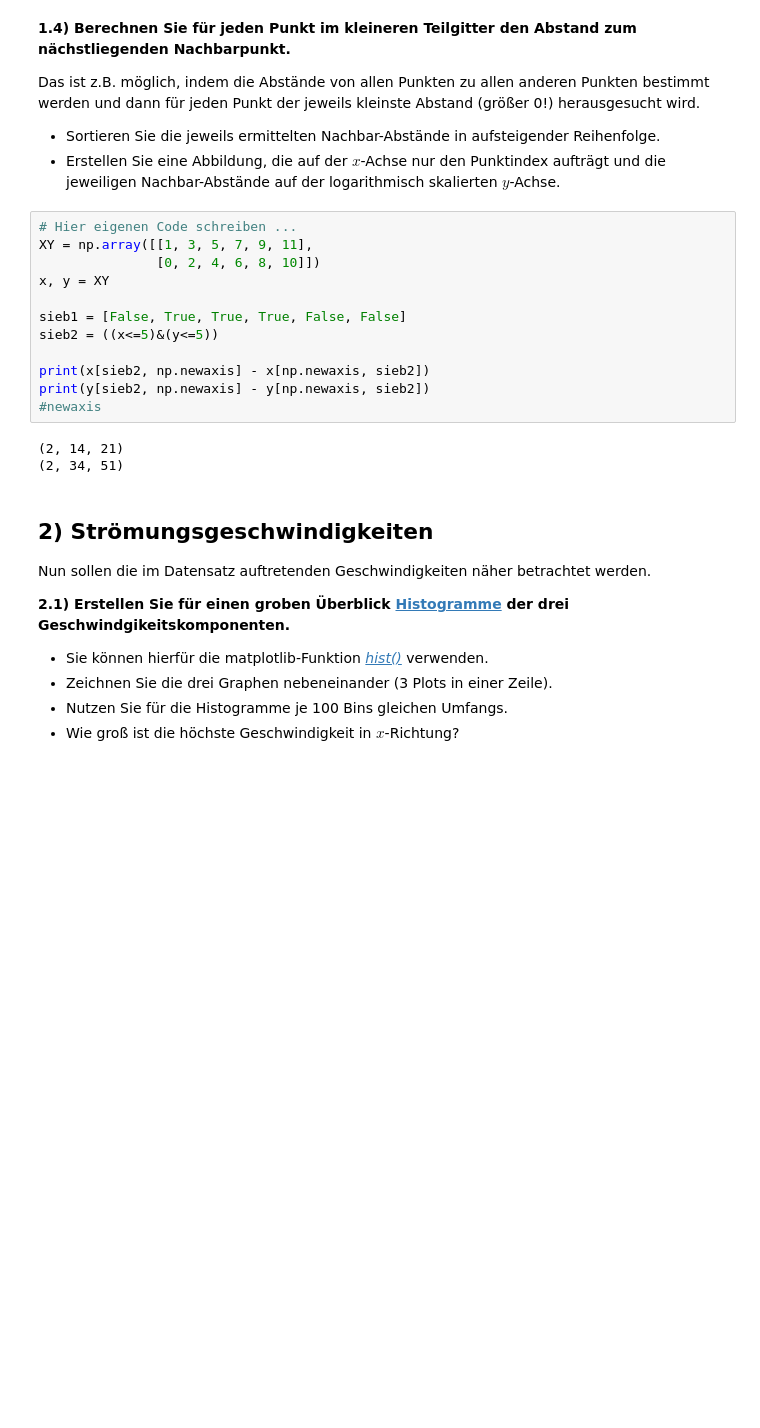
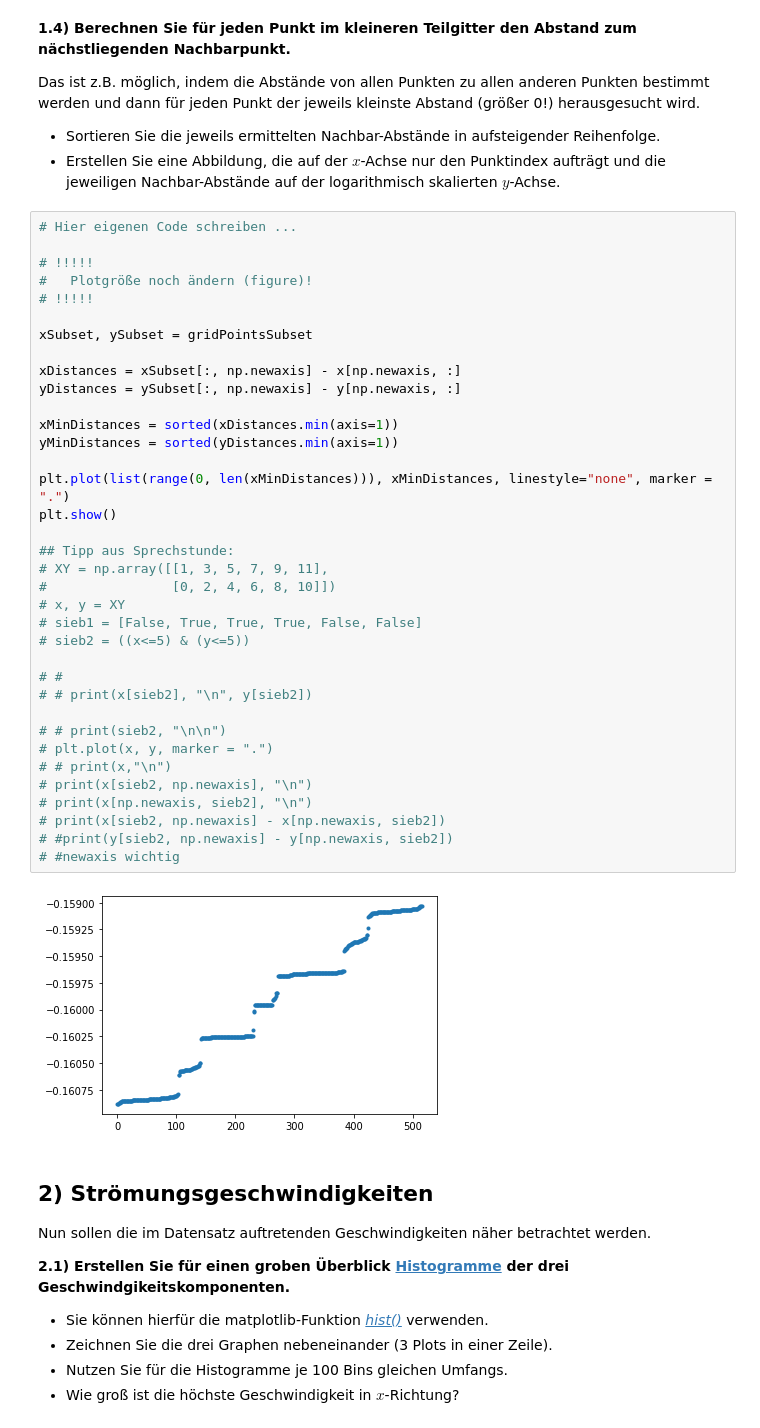
Before and after one commit to JuliusGoelz/Python_fuer_Ingenieure, a Jupyter notebook: HA3normal_Gruppe000.ipynb, the cells around one changed output. Drawn from its saved outputs; the diff is of its cells as text; blank space fills up the shorter version.

```diff
--- a/HA3normal_Gruppe000.ipynb
+++ b/HA3normal_Gruppe000.ipynb
@@ -104,19 +100,42 @@ Das ist z.B. möglich, indem die Abstände von allen Punkten zu allen anderen Pu
   * Erstellen Sie eine Abbildung, die auf der $x$-Achse nur den Punktindex aufträgt und die jeweiligen Nachbar-Abstände auf der logarithmisch skalierten $y$-Achse.
 # %%
 # Hier eigenen Code schreiben ...
-XY = np.array([[1, 3, 5, 7, 9, 11],
-               [0, 2, 4, 6, 8, 10]])
-x, y = XY
 
-sieb1 = [False, True, True, True, False, False]
-sieb2 = ((x<=5)&(y<=5))
+# !!!!!
+#   Plotgröße noch ändern (figure)!
+# !!!!!
 
-print(x[sieb2, np.newaxis] - x[np.newaxis, sieb2])
-print(y[sieb2, np.newaxis] - y[np.newaxis, sieb2])
-#newaxis
+xSubset, ySubset = gridPointsSubset
+
+xDistances = xSubset[:, np.newaxis] - x[np.newaxis, :]
+yDistances = ySubset[:, np.newaxis] - y[np.newaxis, :]
+
+xMinDistances = sorted(xDistances.min(axis=1))
+yMinDistances = sorted(yDistances.min(axis=1))
+
+plt.plot(list(range(0, len(xMinDistances))), xMinDistances, linestyle="none", marker = ".")
+plt.show()
+
+## Tipp aus Sprechstunde:
+# XY = np.array([[1, 3, 5, 7, 9, 11],
+#                [0, 2, 4, 6, 8, 10]])
+# x, y = XY
+# sieb1 = [False, True, True, True, False, False]
+# sieb2 = ((x<=5) & (y<=5))
+
+# #
+# # print(x[sieb2], "\n", y[sieb2])
+
+# # print(sieb2, "\n\n")
+# plt.plot(x, y, marker = ".")
+# # print(x,"\n")
+# print(x[sieb2, np.newaxis], "\n")
+# print(x[np.newaxis, sieb2], "\n")
+# print(x[sieb2, np.newaxis] - x[np.newaxis, sieb2])
+# #print(y[sieb2, np.newaxis] - y[np.newaxis, sieb2])
+# #newaxis wichtig
 # %% [output]
-(2, 14, 21)
-(2, 34, 51)
+[figure, added]
 # %% [markdown]
 ## 2) Strömungsgeschwindigkeiten
 
```
Also changed, not shown: parts of 7 cells of this notebook, 1 other file.
